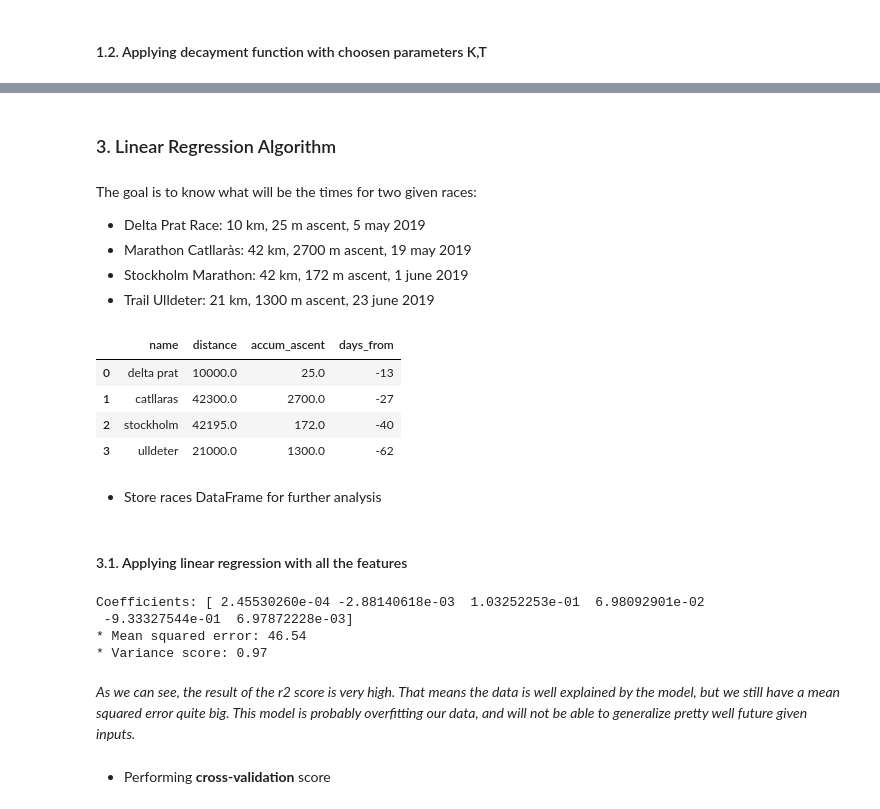
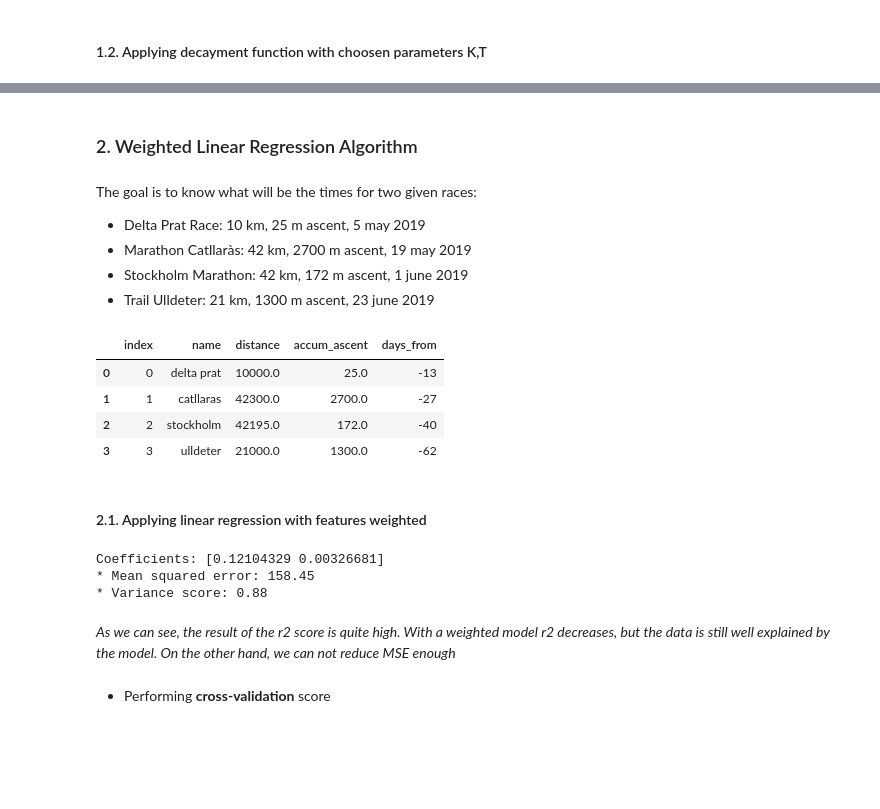
Before and after one commit to pausampietro/run_perfomance, a Jupyter notebook: 4. Regression Algorithms/4c. Regression - Weighted Linear Regression.ipynb, the cells around one changed output, grey strips where cells are left out. Cells and saved outputs as stored; diff of their text form; code cells hidden in the pictures; blank space fills up the shorter version.

```diff
--- a/4. Regression Algorithms/4c. Regression - Weighted Linear Regression.ipynb
+++ b/4. Regression Algorithms/4c. Regression - Weighted Linear Regression.ipynb
@@ -107,5 +86,5 @@ sns.heatmap(corr, annot=True, cmap=sns.diverging_palette(220, 10, as_cmap=True))
 # %% [markdown]
-### 3. Linear Regression Algorithm
+### 2. Weighted Linear Regression Algorithm
 # %%
 from sklearn.model_selection import train_test_split
 from sklearn.linear_model import LinearRegression
@@ -117,24 +96,15 @@ The goal is to know what will be the times for two given races:
 * Marathon Catllaràs: 42 km, 2700 m ascent, 19 may 2019
 * Stockholm Marathon: 42 km, 172 m ascent, 1 june 2019
 * Trail Ulldeter: 21 km, 1300 m ascent, 23 june 2019
-# %%
-races_names = pd.Series(['delta prat', 'catllaras', 'stockholm', 'ulldeter'])
-races_dist = pd.Series([10000.0, 42300.0, 42195.0, 21000.0])
-races_asc = pd.Series([25.0, 2700.0, 172.0, 1300.0])
-races_to = pd.Series([-13, -27, -40, -62])
-
-races = pd.DataFrame({'name': races_names, 'distance': races_dist, 'accum_ascent': races_asc, 'days_from': races_to})
-races
-# %% [output]
-|  | name | distance | accum_ascent | days_from |
-| 0 | delta prat | 10000.0 | 25.0 | -13 |
-| 1 | catllaras | 42300.0 | 2700.0 | -27 |
-| 2 | stockholm | 42195.0 | 172.0 | -40 |
-| 3 | ulldeter | 21000.0 | 1300.0 | -62 |
-# %% [markdown]
-* Store races DataFrame for further analysis
 # %%
-export_table(races, 'races')
+races = read_table('races')
+races
+# %% [output]
+|  | index | name | distance | accum_ascent | days_from |
+| 0 | 0 | delta prat | 10000.0 | 25.0 | -13 |
+| 1 | 1 | catllaras | 42300.0 | 2700.0 | -27 |
+| 2 | 2 | stockholm | 42195.0 | 172.0 | -40 |
+| 3 | 3 | ulldeter | 21000.0 | 1300.0 | -62 |
 # %% [markdown]
-#### 3.1. Applying linear regression with all the features
+#### 2.1. Applying linear regression with features weighted
 # %%
@@ -150,17 +123,16 @@ y_pred = linear_reg.predict(X_test)
 # %%
 # The coefficients
-print('Coefficients:', linear_reg.coef_)
+print('Coefficients:', lin_reg_W.coef_)
 # Printing the metrics for the model
 print("* Mean squared error: %.2f"
       % mean_squared_error(y_test, y_pred))
 print('* Variance score: %.2f' % r2_score(y_test, y_pred))
 # %% [output]
-Coefficients: [ 2.45530260e-04 -2.88140618e-03  1.03252253e-01  6.98092901e-02
- -9.33327544e-01  6.97872228e-03]
-* Mean squared error: 46.54
-* Variance score: 0.97
+Coefficients: [0.12104329 0.00326681]
+* Mean squared error: 158.45
+* Variance score: 0.88
 # %% [markdown]
-*As we can see, the result of the r2 score is very high. That means the data is well explained by the model, but we still have a mean squared error quite big. This model is probably overfitting our data, and will not be able to generalize pretty well future given inputs.*
+*As we can see, the result of the r2 score is quite high. With a weighted model r2 decreases, but the data is still well explained by the model. On the other hand, we can not reduce MSE enough*
 # %% [markdown]
 * Performing **cross-validation** score
 # %%
```
Also changed, not shown: parts of 26 cells of this notebook, 2 other files.
